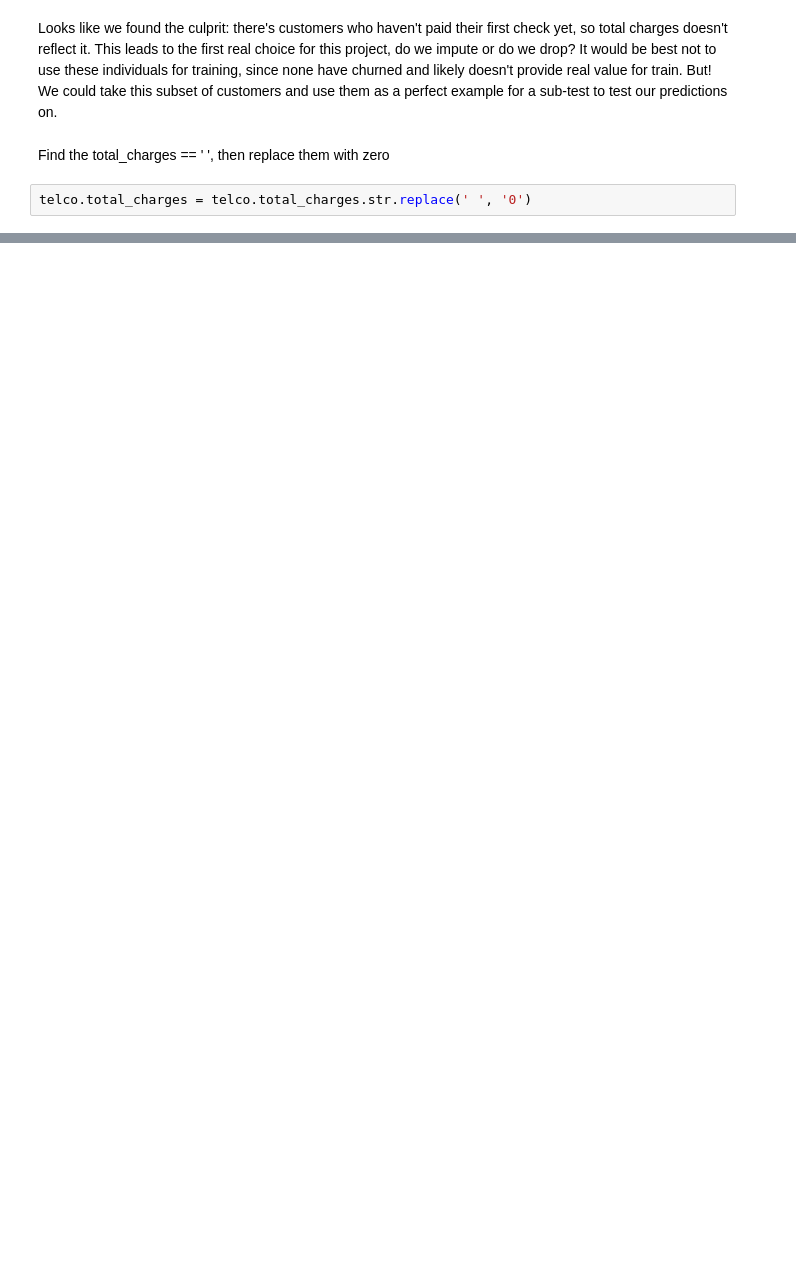
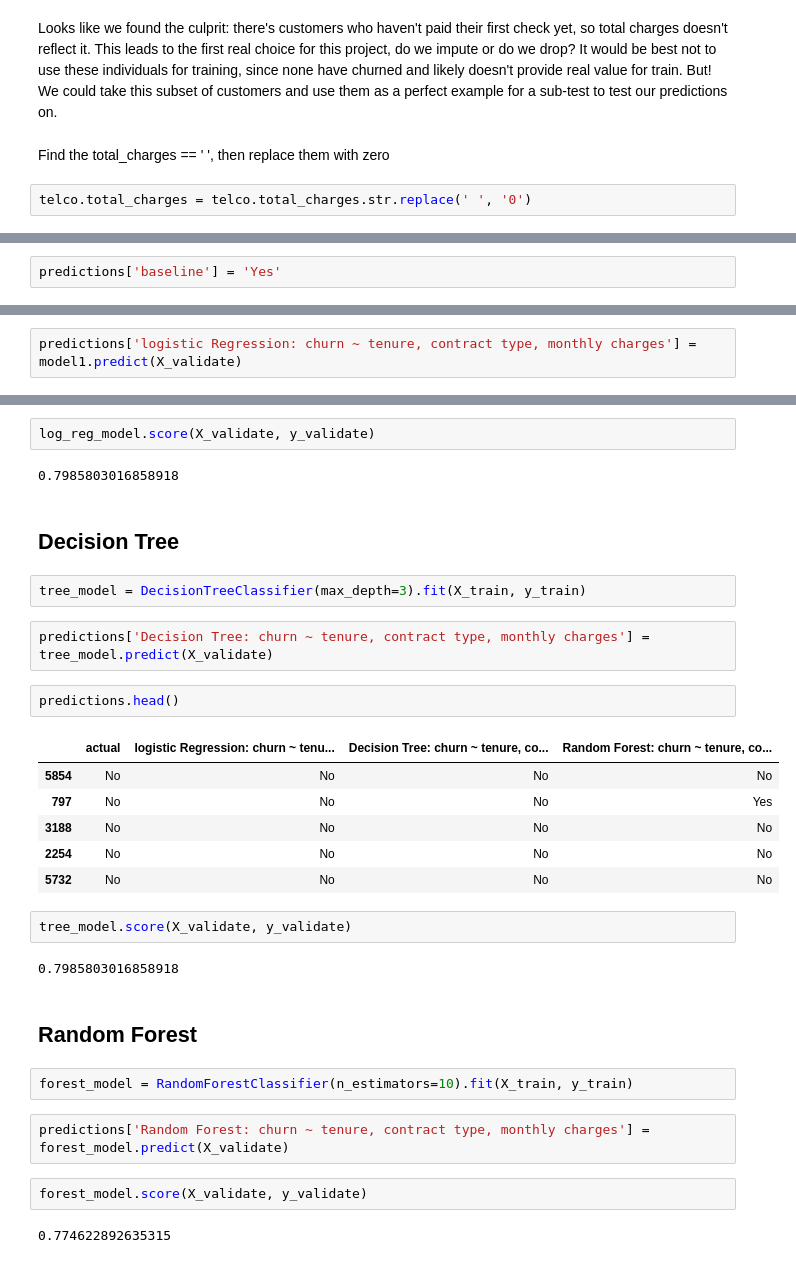
Before and after one commit to Churning-Up-the-Heat/classification-project, a Jupyter notebook: shay_main.ipynb, the cells around one changed output, grey strips where cells are left out. Saved outputs shown, nothing was run; the diff lists cells and outputs as text; blank space fills up the shorter version.

```diff
--- a/shay_main.ipynb
+++ b/shay_main.ipynb
@@ -279,0 +284,2 @@ Name: streaming_movies, dtype: int64
+# %%
+predictions['baseline'] = 'Yes'
@@ -279,0 +299,2 @@ Name: streaming_movies, dtype: int64
+# %%
+predictions['logistic Regression: churn ~ tenure, contract type, monthly charges'] = model1.predict(X_validate)
@@ -279,0 +310,33 @@ Name: streaming_movies, dtype: int64
+# %%
+log_reg_model.score(X_validate, y_validate)
+# %% [output]
+0.7985803016858918
+# %% [markdown]
+## Decision Tree
+# %%
+tree_model = DecisionTreeClassifier(max_depth=3).fit(X_train, y_train)
+# %%
+predictions['Decision Tree: churn ~ tenure, contract type, monthly charges'] = tree_model.predict(X_validate)
+# %%
+predictions.head()
+# %% [output]
+|  | actual | logistic Regression: churn ~ tenu... | Decision Tree: churn ~ tenure, co... | Random Forest: churn ~ tenure, co... |
+| 5854 | No | No | No | No |
+| 797 | No | No | No | Yes |
+| 3188 | No | No | No | No |
+| 2254 | No | No | No | No |
+| 5732 | No | No | No | No |
+# %%
+tree_model.score(X_validate, y_validate)
+# %% [output]
+0.7985803016858918
+# %% [markdown]
+## Random Forest
+# %%
+forest_model = RandomForestClassifier(n_estimators=10).fit(X_train, y_train)
+# %%
+predictions['Random Forest: churn ~ tenure, contract type, monthly charges'] = forest_model.predict(X_validate)
+# %%
+forest_model.score(X_validate, y_validate)
+# %% [output]
+0.774622892635315
```
Also changed, not shown: parts of 38 cells of this notebook, 1 other file.
